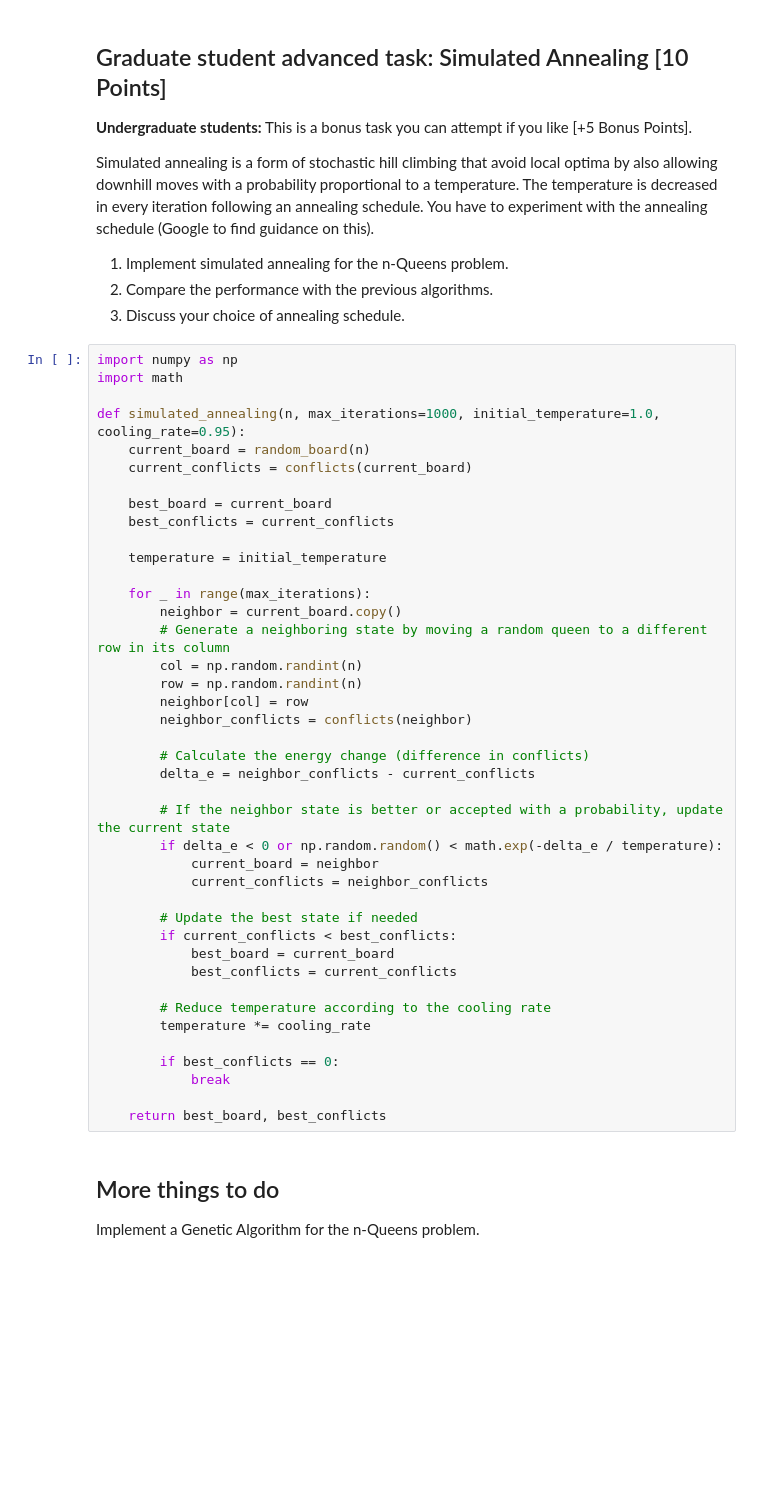
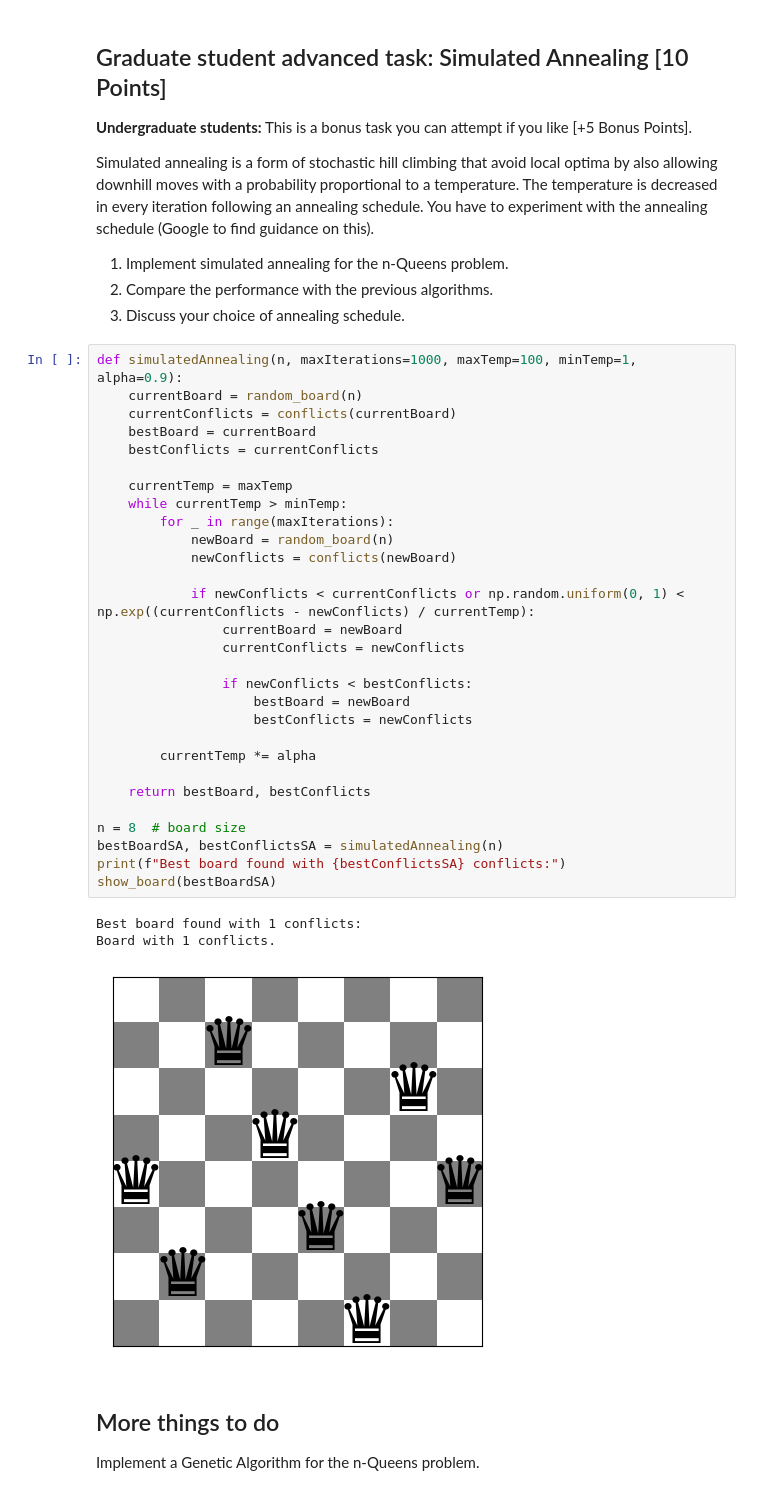
Before and after one commit to danielzoch/CS7320-AI, a Jupyter notebook: Local_Search/n_queens.ipynb, the cells around one changed output. Cells and saved outputs as stored; diff of their text form; blank space fills up the shorter version.

Commit message:
simulated annealing done

```diff
--- a/Local_Search/n_queens.ipynb
+++ b/Local_Search/n_queens.ipynb
@@ -415,47 +410,39 @@ Simulated annealing is a form of stochastic hill climbing that avoid local optim
 1. Implement simulated annealing for the n-Queens problem.
 2. Compare the performance with the previous algorithms.
 2. Discuss your choice of annealing schedule.
-# %%
-import numpy as np
-import math
-
-def simulated_annealing(n, max_iterations=1000, initial_temperature=1.0, cooling_rate=0.95):
-    current_board = random_board(n)
-    current_conflicts = conflicts(current_board)
-
-    best_board = current_board
-    best_conflicts = current_conflicts
-
-    temperature = initial_temperature
-
-    for _ in range(max_iterations):
-        neighbor = current_board.copy()
-        # Generate a neighboring state by moving a random queen to a different row in its column
-        col = np.random.randint(n)
-        row = np.random.randint(n)
-        neighbor[col] = row
-        neighbor_conflicts = conflicts(neighbor)
-
-        # Calculate the energy change (difference in conflicts)
-        delta_e = neighbor_conflicts - current_conflicts
-
-        # If the neighbor state is better or accepted with a probability, update the current state
-        if delta_e < 0 or np.random.random() < math.exp(-delta_e / temperature):
-            current_board = neighbor
-            current_conflicts = neighbor_conflicts
-
-        # Update the best state if needed
-        if current_conflicts < best_conflicts:
-            best_board = current_board
-            best_conflicts = current_conflicts
-
-        # Reduce temperature according to the cooling rate
-        temperature *= cooling_rate
-
-        if best_conflicts == 0:
-            break
-
-    return best_board, best_conflicts
+# %%
+def simulatedAnnealing(n, maxIterations=1000, maxTemp=100, minTemp=1, alpha=0.9):
+    currentBoard = random_board(n)
+    currentConflicts = conflicts(currentBoard)
+    bestBoard = currentBoard
+    bestConflicts = currentConflicts
+
+    currentTemp = maxTemp
+    while currentTemp > minTemp:
+        for _ in range(maxIterations):
+            newBoard = random_board(n)
+            newConflicts = conflicts(newBoard)
+
+            if newConflicts < currentConflicts or np.random.uniform(0, 1) < np.exp((currentConflicts - newConflicts) / currentTemp):
+                currentBoard = newBoard
+                currentConflicts = newConflicts
+
+                if newConflicts < bestConflicts:
+                    bestBoard = newBoard
+                    bestConflicts = newConflicts
+
+        currentTemp *= alpha
+
+    return bestBoard, bestConflicts
+
+n = 8  # board size
+bestBoardSA, bestConflictsSA = simulatedAnnealing(n)
+print(f"Best board found with {bestConflictsSA} conflicts:")
+show_board(bestBoardSA)
+# %% [output]
+Best board found with 1 conflicts:
+Board with 1 conflicts.
+[figure, added]
 # %% [markdown]
 ## More things to do
 
```
Also changed, not shown: parts of 6 cells of this notebook.
